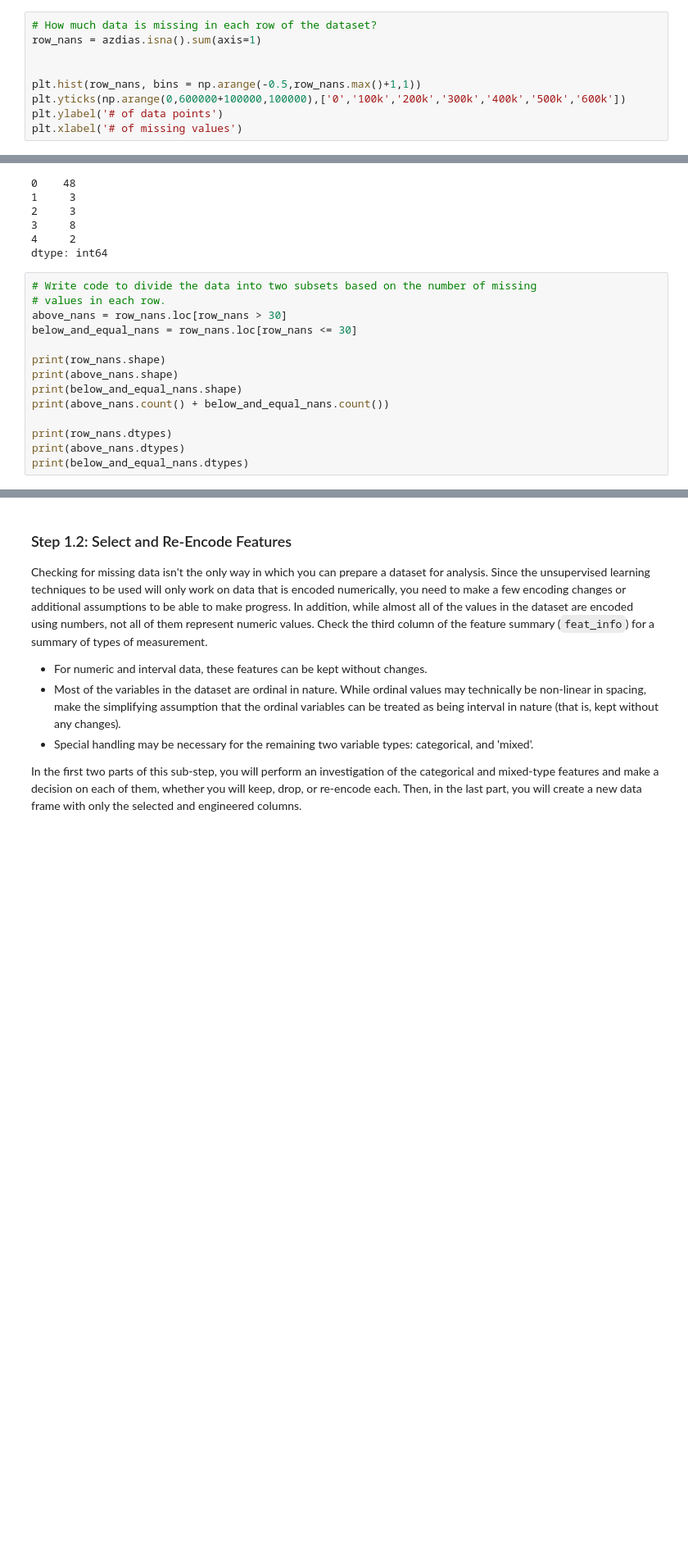
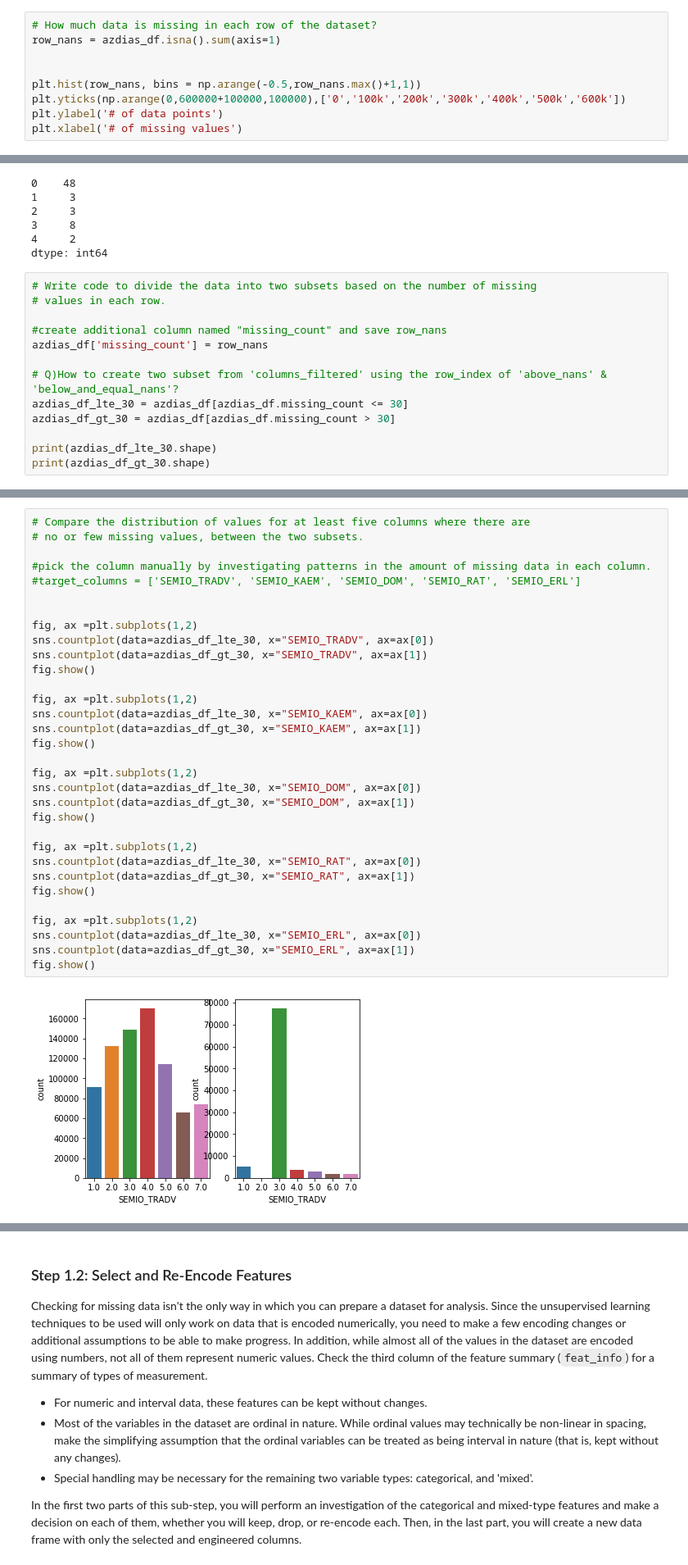
Before and after one commit to jihangshin/udacity, a Jupyter notebook: Identify Customer Segments/Identify_Customer_Segments.ipynb, the cells around one changed output, grey strips where cells are left out. Shown: that part at 82% size. Cells and saved outputs as stored; diff of their text form; blank space fills up the shorter version.

```diff
--- a/Identify Customer Segments/Identify_Customer_Segments.ipynb
+++ b/Identify Customer Segments/Identify_Customer_Segments.ipynb
@@ -214,7 +215,7 @@ In order to know what to do with the outlier rows, we should see if the distribu
 Depending on what you observe in your comparison, this will have implications on how you approach your conclusions later in the analysis. If the distributions of non-missing features look similar between the data with many missing values and the data with few or no missing values, then we could argue that simply dropping those points from the analysis won't present a major issue. On the other hand, if the data with many missing values looks very different from the data with few or no missing values, then we should make a note on those data as special. We'll revisit these data later on. **Either way, you should continue your analysis for now using just the subset of the data with few or no missing values.**
 # %%
 # How much data is missing in each row of the dataset?
-row_nans = azdias.isna().sum(axis=1)
+row_nans = azdias_df.isna().sum(axis=1)
 
 
 plt.hist(row_nans, bins = np.arange(-0.5,row_nans.max()+1,1))
@@ -236,15 +237,14 @@ dtype: int64
 # %%
 # Write code to divide the data into two subsets based on the number of missing
 # values in each row.
-above_nans = row_nans.loc[row_nans > 30]
-below_and_equal_nans = row_nans.loc[row_nans <= 30]
 
-print(row_nans.shape)
-print(above_nans.shape)
-print(below_and_equal_nans.shape)
-print(above_nans.count() + below_and_equal_nans.count())
+#create additional column named "missing_count" and save row_nans
+azdias_df['missing_count'] = row_nans
 
-print(row_nans.dtypes)
-print(above_nans.dtypes)
-print(below_and_equal_nans.dtypes)
+# Q)How to create two subset from 'columns_filtered' using the row_index of 'above_nans' & 'below_and_equal_nans'?
+azdias_df_lte_30 = azdias_df[azdias_df.missing_count <= 30]
+azdias_df_gt_30 = azdias_df[azdias_df.missing_count > 30]
+
+print(azdias_df_lte_30.shape)
+print(azdias_df_gt_30.shape)
 # %% [output]
@@ -274,0 +253,34 @@ target_rows = (1,3,5)
+# %%
+# Compare the distribution of values for at least five columns where there are
+# no or few missing values, between the two subsets.
+
+#pick the column manually by investigating patterns in the amount of missing data in each column.
+#target_columns = ['SEMIO_TRADV', 'SEMIO_KAEM', 'SEMIO_DOM', 'SEMIO_RAT', 'SEMIO_ERL']
+
+
+fig, ax =plt.subplots(1,2)
+sns.countplot(data=azdias_df_lte_30, x="SEMIO_TRADV", ax=ax[0])
+sns.countplot(data=azdias_df_gt_30, x="SEMIO_TRADV", ax=ax[1])
+fig.show()
+
+fig, ax =plt.subplots(1,2)
+sns.countplot(data=azdias_df_lte_30, x="SEMIO_KAEM", ax=ax[0])
+sns.countplot(data=azdias_df_gt_30, x="SEMIO_KAEM", ax=ax[1])
+fig.show()
+
+fig, ax =plt.subplots(1,2)
+sns.countplot(data=azdias_df_lte_30, x="SEMIO_DOM", ax=ax[0])
+sns.countplot(data=azdias_df_gt_30, x="SEMIO_DOM", ax=ax[1])
+fig.show()
+
+fig, ax =plt.subplots(1,2)
+sns.countplot(data=azdias_df_lte_30, x="SEMIO_RAT", ax=ax[0])
+sns.countplot(data=azdias_df_gt_30, x="SEMIO_RAT", ax=ax[1])
+fig.show()
+
+fig, ax =plt.subplots(1,2)
+sns.countplot(data=azdias_df_lte_30, x="SEMIO_ERL", ax=ax[0])
+sns.countplot(data=azdias_df_gt_30, x="SEMIO_ERL", ax=ax[1])
+fig.show()
+# %% [output]
+[figure, added]
```
Also changed, not shown: parts of 28 cells of this notebook, 1 other file.
